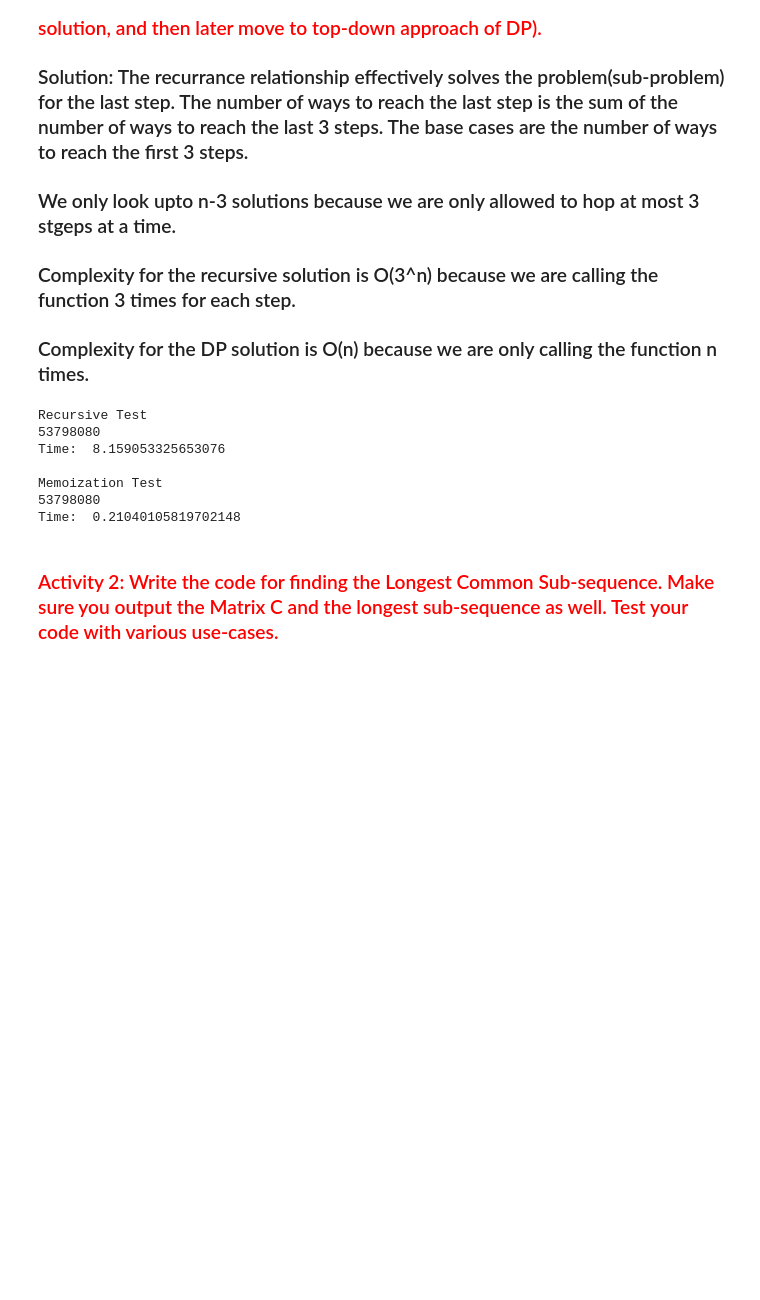
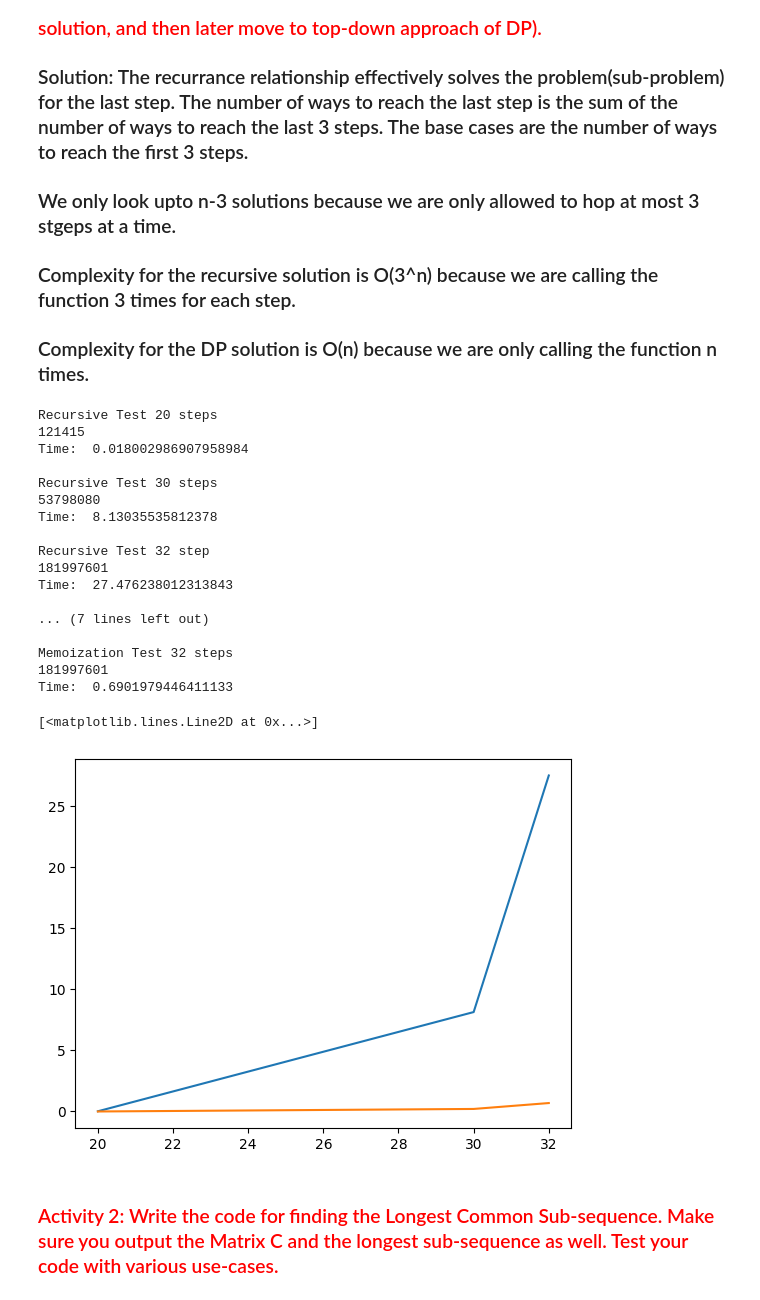
Before and after one commit to bennyp85/sit320-advanced-algorithms, a Jupyter notebook: module 7/Mod_7_DP2.ipynb, the cells around one changed output. Saved outputs shown, nothing was run; the diff lists cells and outputs as text; code cells hidden in the pictures; blank space fills up the shorter version.

Commit message:
plot created for steps problem

```diff
--- a/module 7/Mod_7_DP2.ipynb
+++ b/module 7/Mod_7_DP2.ipynb
@@ -49,55 +49,101 @@ def Recursive_Stairs(n):
         # Recursively call the function
         return Recursive_Stairs(n-1) + Recursive_Stairs(n-2) + Recursive_Stairs(n-3)
 
-print("\nRecursive Test")
+print("\nRecursive Test 20 steps")
 # start time
-start = time()
+start1 = time()
+print(Recursive_Stairs(20))
+# end time
+end1 = time()
+print("Time: ", end1 - start1)
+print("\nRecursive Test 30 steps")
+# start time
+start2 = time()
 print(Recursive_Stairs(30))
 # end time
-end = time()
-print("Time: ", end - start)
+end2 = time()
+print("Time: ", end2 - start2)
+print("\nRecursive Test 32 step")
+# start time
+start3 = time()
+print(Recursive_Stairs(32))
+# end time
+end3 = time()
+print("Time: ", end3 - start3)
 
 
 def Memo_Stairs(n):
     """Memoization version of Recursive_Stairs"""
     """Args: n: number of stairs"""
     """Returns: number of ways to climb n stairs"""
 
     # Create a memo list
     memo = [0] * (n+1)
     return Memo_Stairs_Helper(n, memo)
 
 def Memo_Stairs_Helper(n, memo):
     """Helper function for Memo_Stairs"""
     """Args: n: number of stairs"""
     """Retruns: memo: list of memoized values"""
     # Base cases
     if n < 0:
         return 0
     elif n == 0:
         return 1
     # If the value is already in the memo, return it
     elif n in memo:
         return memo[n]
     else:
         # Recursively call the helper function
         # Add the result to the memo
         memo[n] = Memo_Stairs_Helper(n-1, memo) + Memo_Stairs_Helper(n-2, memo) + Memo_Stairs_Helper(n-3, memo)
         return memo[n]
 
-print("\nMemoization Test")
-start = time()
+print("\nMemoization Test 20 steps")
+start4 = time()
+print(Memo_Stairs(20))
+end4 = time()
+print("Time: ", end4 - start4)
+print("\nMemoization Test 30 steps")
+start5 = time()
 print(Memo_Stairs(30))
-end = time()
-print("Time: ", end - start)
+end5 = time()
+print("Time: ", end5 - start5)
+print("\nMemoization Test 32 steps")
+start6 = time()
+print(Memo_Stairs(32))
+end6 = time()
+print("Time: ", end6 - start6)
+
+# plot the time difference between the two functions
+from matplotlib import pyplot as plt
+# x axis is the number of steps
+# y axis is the time
+plot_x = [20, 30, 32]
+plot_y1 = [end1 - start1, end2 - start2, end3 - start3]
+plot_y2 = [end4 - start4, end5 - start5, end6 - start6]
+plt.plot(plot_x, plot_y1, label = "Recursive")
+plt.plot(plot_x, plot_y2, label = "Memoization")
 # %% [output]
-Recursive Test
+Recursive Test 20 steps
+121415
+Time:  0.018002986907958984
+
+Recursive Test 30 steps
 53798080
-Time:  8.159053325653076
+Time:  8.13035535812378
 
-Memoization Test
-53798080
-Time:  0.21040105819702148
+Recursive Test 32 step
+181997601
+Time:  27.476238012313843
+
+... (7 lines left out)
+
+Memoization Test 32 steps
+181997601
+Time:  0.6901979446411133
+[<matplotlib.lines.Line2D at 0x...>]
+[figure, added]
 # %% [markdown]
 ### <font color='red'> Activity 2: Write the code for finding the Longest Common Sub-sequence. Make sure you output the Matrix C and the longest sub-sequence as well. Test your code with various use-cases. </font>
 # %% [markdown]
```
